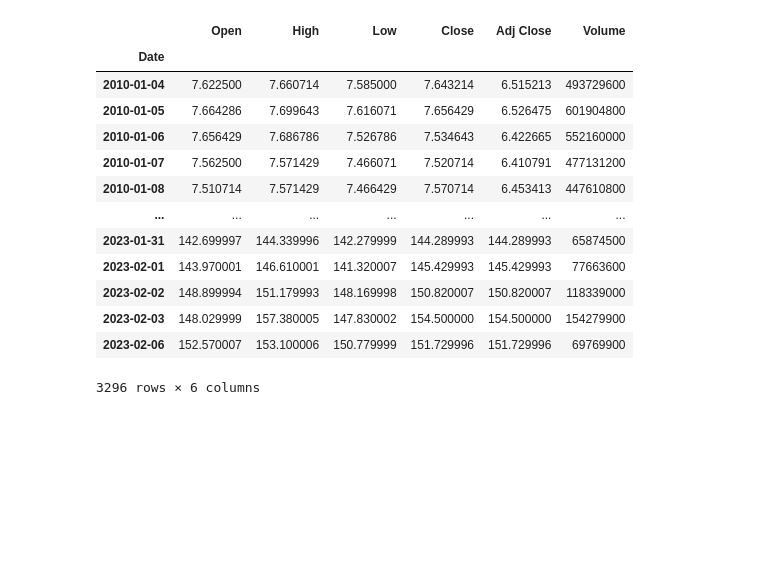
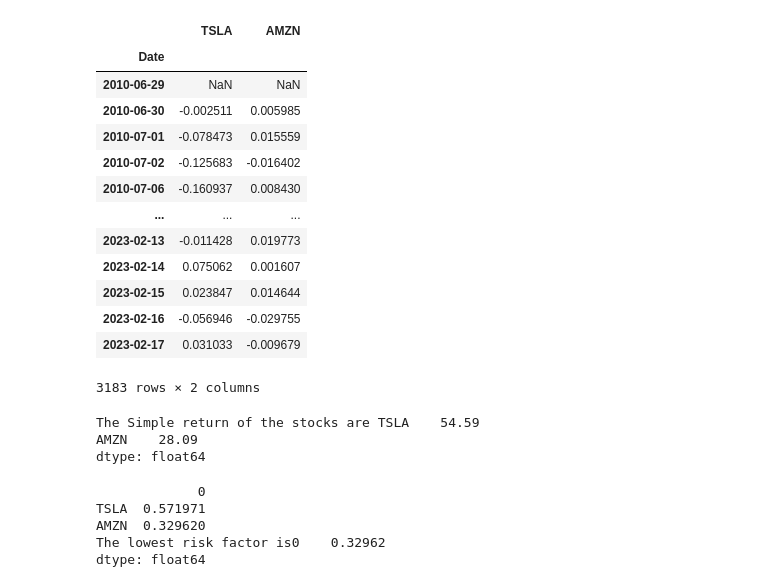
Before and after one commit to Lester-723/Data-Analytics-Projects-, a Jupyter notebook: Securities Analysis Project/Analysis_of_Big_data_stock.ipynb, the cells around one changed output. Saved outputs shown, nothing was run; the diff lists cells and outputs as text; code cells hidden in the pictures; blank space fills up the shorter version.

```diff
--- a/Securities Analysis Project/Analysis_of_Big_data_stock.ipynb
+++ b/Securities Analysis Project/Analysis_of_Big_data_stock.ipynb
@@ -164,17 +65,31 @@ securities.individual_data(stock_dict= dicts)
-# %%
-dicts["AAPL_stock"]
-# %% [output]
-|  | Open | High | Low | Close | Adj Close | Volume |
-| Date |  |  |  |  |  |  |
-| 2010-01-04 | 7.622500 | 7.660714 | 7.585000 | 7.643214 | 6.515213 | 493729600 |
-| 2010-01-05 | 7.664286 | 7.699643 | 7.616071 | 7.656429 | 6.526475 | 601904800 |
-| 2010-01-06 | 7.656429 | 7.686786 | 7.526786 | 7.534643 | 6.422665 | 552160000 |
-| 2010-01-07 | 7.562500 | 7.571429 | 7.466071 | 7.520714 | 6.410791 | 477131200 |
-| 2010-01-08 | 7.510714 | 7.571429 | 7.466429 | 7.570714 | 6.453413 | 447610800 |
-| ... | ... | ... | ... | ... | ... | ... |
-| 2023-01-31 | 142.699997 | 144.339996 | 142.279999 | 144.289993 | 144.289993 | 65874500 |
-| 2023-02-01 | 143.970001 | 146.610001 | 141.320007 | 145.429993 | 145.429993 | 77663600 |
-| 2023-02-02 | 148.899994 | 151.179993 | 148.169998 | 150.820007 | 150.820007 | 118339000 |
-| 2023-02-03 | 148.029999 | 157.380005 | 147.830002 | 154.500000 | 154.500000 | 154279900 |
-| 2023-02-06 | 152.570007 | 153.100006 | 150.779999 | 151.729996 | 151.729996 | 69769900 |
-3296 rows × 6 columns
+# %%
+securities.get_returns("Simple")
+# %% [output]
+|  | TSLA | AMZN |
+| Date |  |  |
+| 2010-06-29 | NaN | NaN |
+| 2010-06-30 | -0.002511 | 0.005985 |
+| 2010-07-01 | -0.078473 | 0.015559 |
+| 2010-07-02 | -0.125683 | -0.016402 |
+| 2010-07-06 | -0.160937 | 0.008430 |
+| ... | ... | ... |
+| 2023-02-13 | -0.011428 | 0.019773 |
+| 2023-02-14 | 0.075062 | 0.001607 |
+| 2023-02-15 | 0.023847 | 0.014644 |
+| 2023-02-16 | -0.056946 | -0.029755 |
+| 2023-02-17 | 0.031033 | -0.009679 |
+3183 rows × 2 columns
+# %%
+securities.individual_return()
+# %% [output]
+The Simple return of the stocks are TSLA    54.59
+AMZN    28.09
+dtype: float64
+# %%
+securities.individual_risk_factor()
+# %% [output]
+             0
+TSLA  0.571971
+AMZN  0.329620
+The lowest risk factor is0    0.32962
+dtype: float64
```
Also changed, not shown: parts of 9 cells of this notebook, 1 other file.
